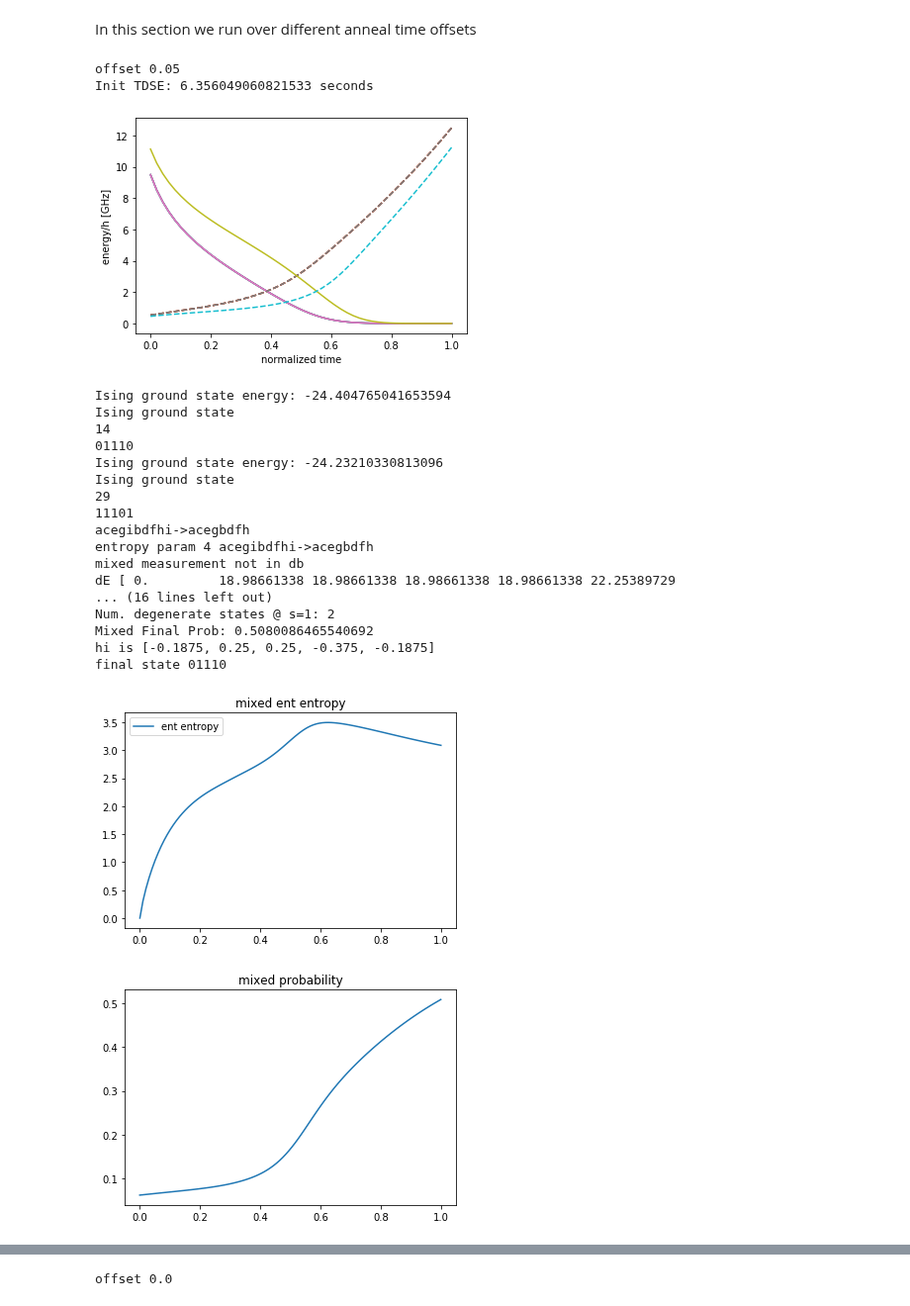
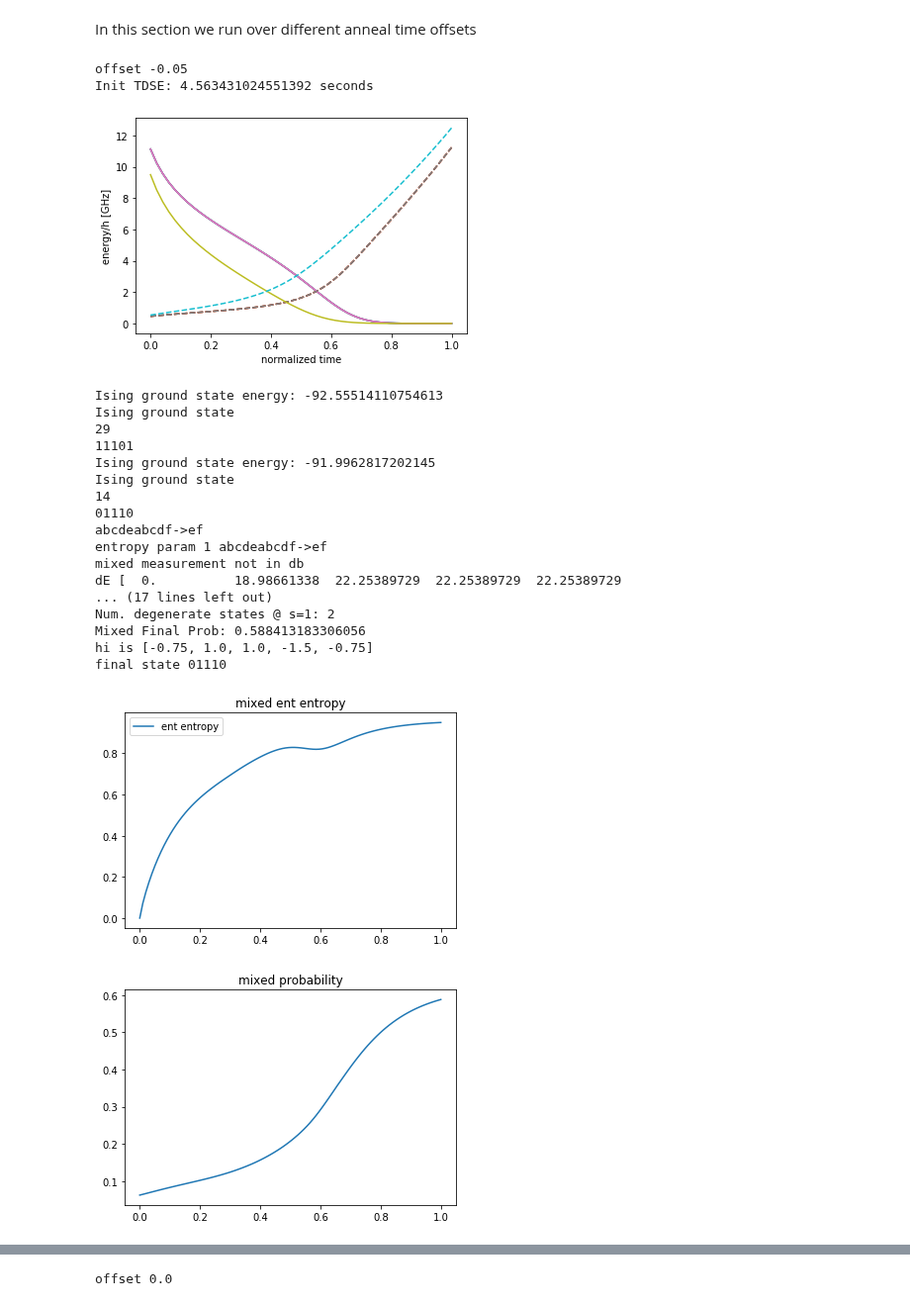
Before and after one commit to cchang5/quantum_linear_programming, a Jupyter notebook: notebooks/tdse_notebook.ipynb, the cells around one changed output, grey strips where cells are left out. Shown at 99% size. Drawn from its saved outputs; the diff is of its cells as text; code cells hidden in the pictures.

```diff
--- a/notebooks/tdse_notebook.ipynb
+++ b/notebooks/tdse_notebook.ipynb
@@ -55,7 +55,7 @@ jchaos = 0 #1/2**6
 
 if embed:
     qubo, embedding = embed_qubo_example(nvertices)
-    qubo = qubo/4 #rescale by hand to match manual rescaling of dwave
+    qubo = qubo #rescale by hand to match manual rescaling of dwave
 
 Jij_exact, hi_exact, c = QUBO_to_Ising(qubo.todense().tolist())
 
@@ -169,7 +169,7 @@ In this section we run over different anneal time offsets
 
 # brute force solving time-dependent schrodinger equation to simulate quantum annealing for small systems
 result = dict()
-offset_min_list = [0.05]
+offset_min_list = [-0.05]
 Aoffset = 0
 
 for offset_min in offset_min_list:
@@ -362,53 +362,53 @@ for offset_min in offset_min_list:
             plt.plot(sol.t, prob) # plot prob
 
             query = tdse.summary(
                 wave_params=wave_params,
                 instance=tdse,
                 solution=sol,
                 time=sol.t,
                 probability=prob,
                 save = save_result,
             )
         # calculate entropy
         with open(query.solution.path, "rb") as file:
             sol = pickle.load(file)
         entropy = np.asarray(
                 [
                     tdse.ent_entropy(np.kron(sol.y[:, i], np.conj(sol.y[:, i])), nA, indicesA, reg)
                     for i in range(sol.t.size)
                 ]
             ).real
         # plot entropy
         plt.figure("pure entropy")
         plt.plot(query.time, entropy)
         plt.legend(["ent entropy"])
         plt.title("pure ent entropy")
         # plot overlap with Ising g.s.
         plt.figure("pure probability")
         plt.plot(query.time, query.prob)
         plt.title("pure probability")
         print(f"Pure Final Prob: {query.prob[-1]}")
 # %% [output]
-offset 0.05
-Init TDSE: 6.356049060821533 seconds
+offset -0.05
+Init TDSE: 4.563431024551392 seconds
-[figure, old version]
+[figure, new version]
-Ising ground state energy: -24.404765041653594
+Ising ground state energy: -92.55514110754613
+Ising ground state
+29
+11101
+Ising ground state energy: -91.9962817202145
 Ising ground state
 14
 01110
-Ising ground state energy: -24.23210330813096
-Ising ground state
-29
-11101
-acegibdfhi->acegbdfh
-entropy param 4 acegibdfhi->acegbdfh
+abcdeabcdf->ef
+entropy param 1 abcdeabcdf->ef
 mixed measurement not in db
-dE [ 0.         18.98661338 18.98661338 18.98661338 18.98661338 22.25389729
-... (16 lines left out)
+dE [  0.          18.98661338  22.25389729  22.25389729  22.25389729
+... (17 lines left out)
 Num. degenerate states @ s=1: 2
-Mixed Final Prob: 0.5080086465540692
-hi is [-0.1875, 0.25, 0.25, -0.375, -0.1875]
+Mixed Final Prob: 0.588413183306056
+hi is [-0.75, 1.0, 1.0, -1.5, -0.75]
 final state 01110
-[figure, old version]
+[figure, new version]
-[figure, old version]
+[figure, new version]
 [figure]
```
Also changed, not shown: parts of 6 cells of this notebook, 4 other files.
